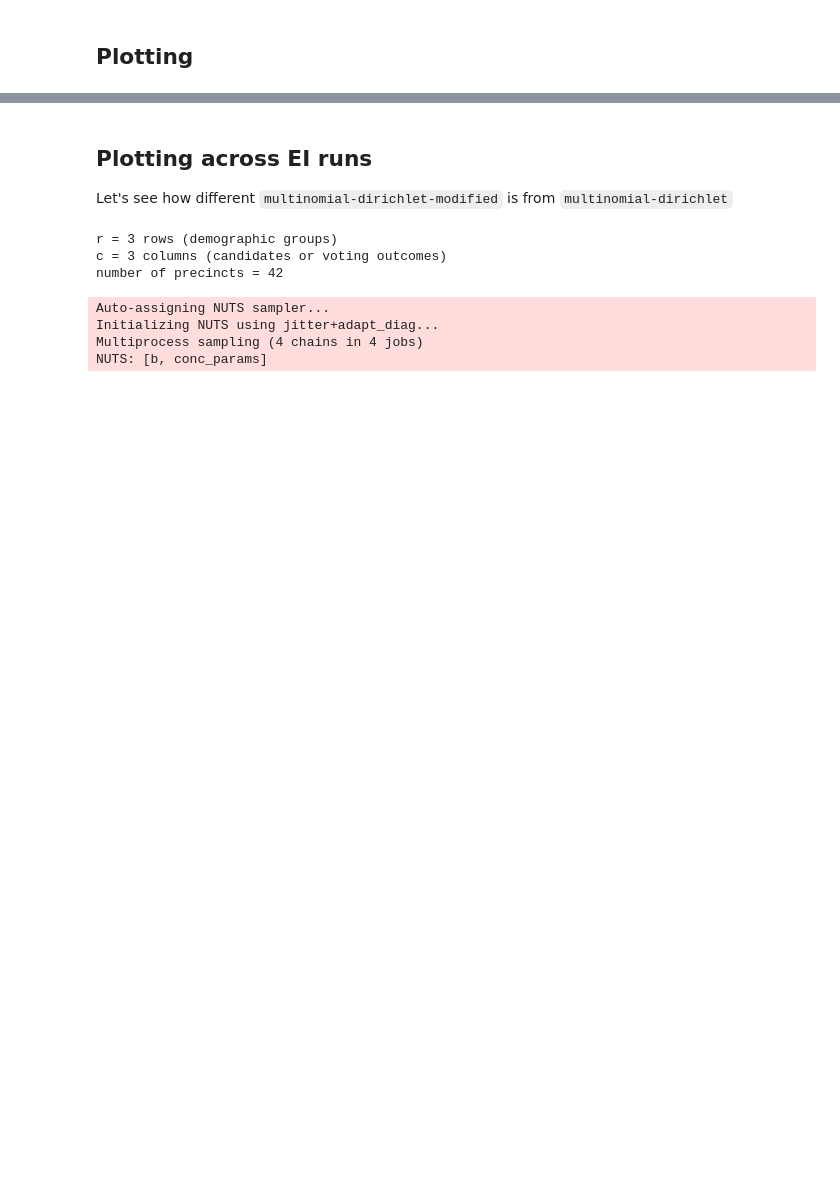
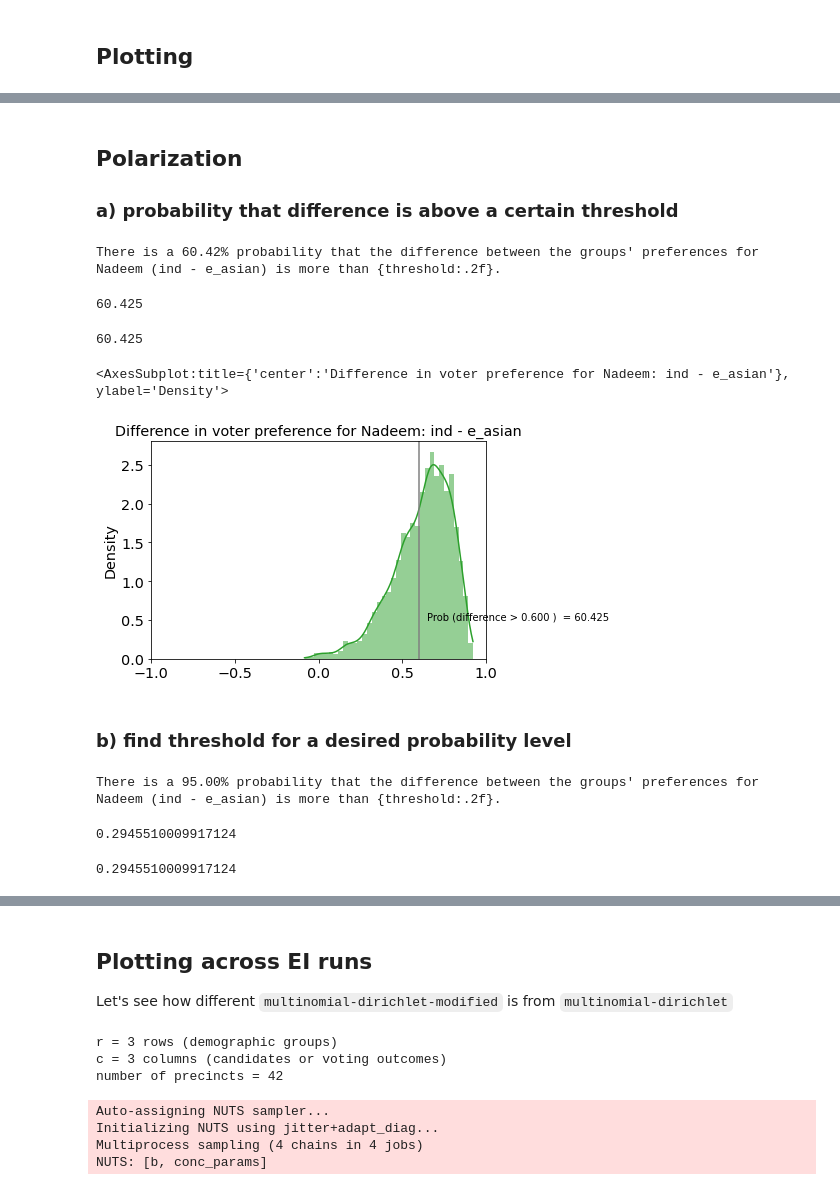
Before and after one commit to mggg/ecological-inference, a Jupyter notebook: pyei/examples/santa_clara_demo_r_by_c.ipynb, the cells around one changed output, grey strips where cells are left out. Saved outputs shown, nothing was run; the diff lists cells and outputs as text; code cells hidden in the pictures; blank space fills up the shorter version.

```diff
--- a/pyei/examples/santa_clara_demo_r_by_c.ipynb
+++ b/pyei/examples/santa_clara_demo_r_by_c.ipynb
@@ -121,0 +101,28 @@ ei.plot_intervals_by_precinct('e_asian', 'Kolstad') # 95% credible intervals by
+# %% [markdown]
+## Polarization
+### a) probability that difference is above a certain threshold
+# %%
+ei.polarization_report(["ind", "e_asian"], "Nadeem", threshold=.60)
+# %% [output]
+There is a 60.42% probability that the difference between the groups' preferences for Nadeem (ind - e_asian) is more than {threshold:.2f}.
+60.425
+# %%
+ei.polarization_report(["ind", "e_asian"], "Nadeem", threshold=.60, verbose=False)
+# %% [output]
+60.425
+# %%
+ei.plot_polarization_kde(["ind", "e_asian"], "Nadeem", threshold=0.60, show_threshold=True)
+# %% [output]
+<AxesSubplot:title={'center':'Difference in voter preference for Nadeem: ind - e_asian'}, ylabel='Density'>
+[figure, added]
+# %% [markdown]
+### b) find threshold for a desired probability level
+# %%
+ei.polarization_report(["ind", "e_asian"], "Nadeem", percentile=95)
+# %% [output]
+There is a 95.00% probability that the difference between the groups' preferences for Nadeem (ind - e_asian) is more than {threshold:.2f}.
+0.2945510009917124
+# %%
+ei.polarization_report(["ind", "e_asian"], "Nadeem", percentile=95, verbose=False)
+# %% [output]
+0.2945510009917124
```
Also changed, not shown: parts of 19 cells of this notebook, 3 other files.
